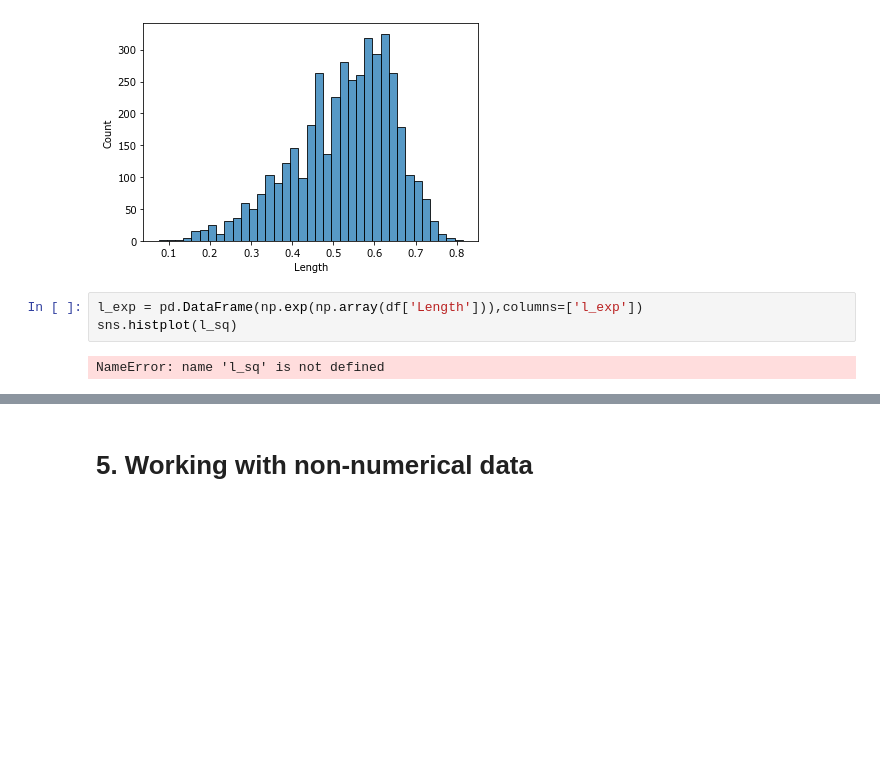
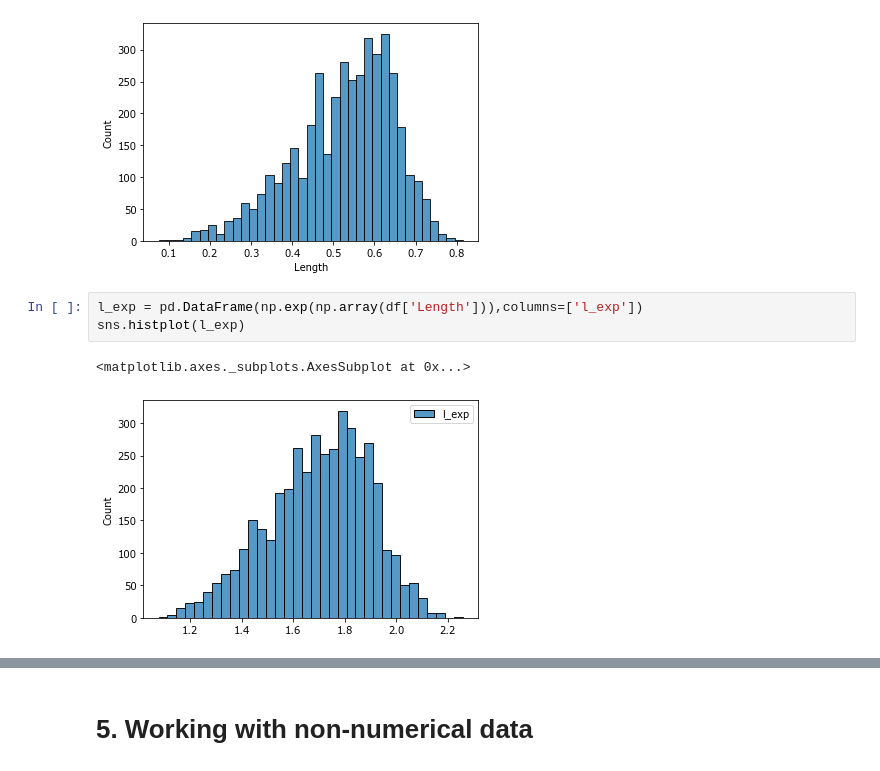
Before and after one commit to Nikhil-Khetani/IBM-EDA-for-ML, a Jupyter notebook: Report.ipynb, the cells around one changed output, grey strips where cells are left out. Cells and saved outputs as stored; diff of their text form; blank space fills up the shorter version.

```diff
--- a/Report.ipynb
+++ b/Report.ipynb
@@ -83,9 +83,10 @@ sns.histplot(df['Length'])
 [figure]
 # %%
 l_exp = pd.DataFrame(np.exp(np.array(df['Length'])),columns=['l_exp'])
-sns.histplot(l_sq)
+sns.histplot(l_exp)
 # %% [output]
-NameError: name 'l_sq' is not defined
+<matplotlib.axes._subplots.AxesSubplot at 0x...>
+[figure, added]
 # %%
 transformed_data = pd.DataFrame()
 transformed_data['Length_exp']=np.exp(np.array(df['Length']))
```
Also changed, not shown: parts of 7 cells of this notebook, 4 other files.
